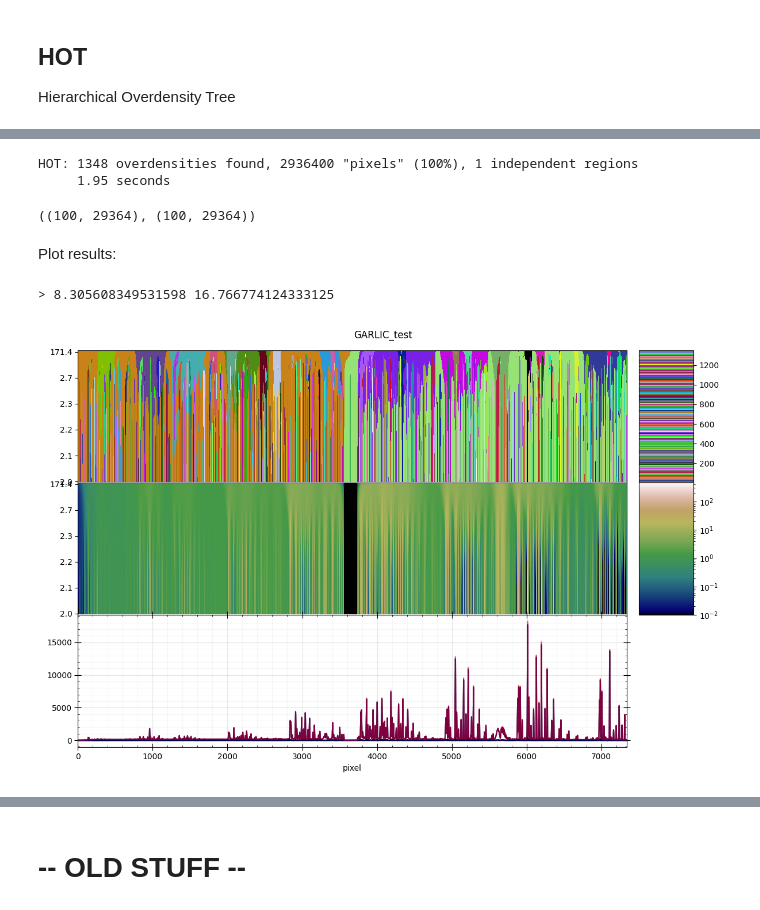
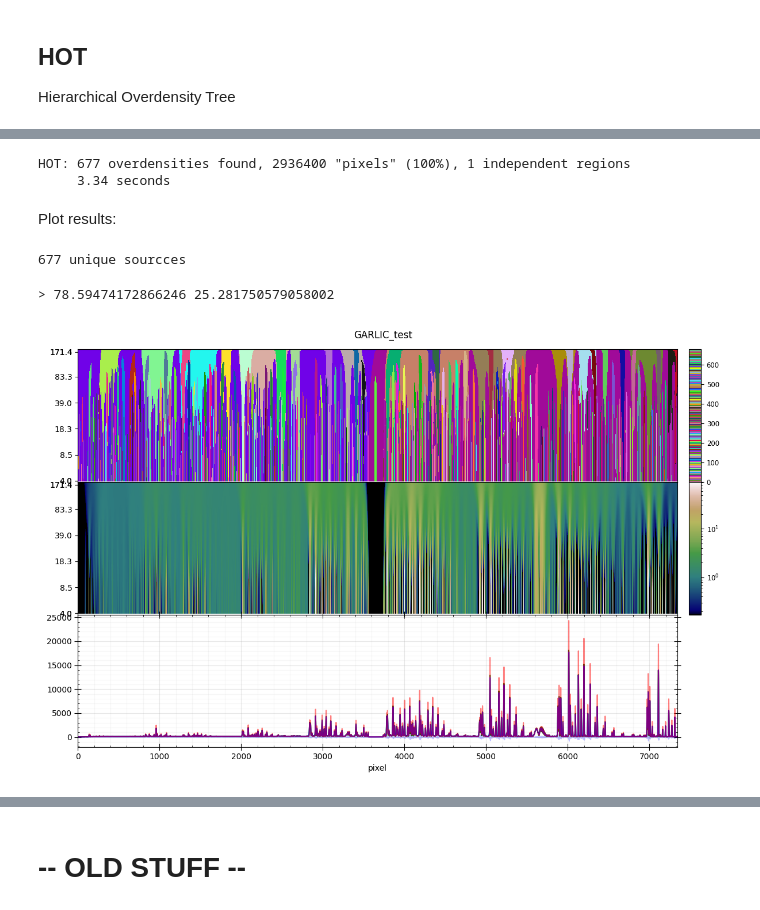
Before and after one commit to paranoya/image-processing, a Jupyter notebook: GARLIC-1D.ipynb, the cells around one changed output, grey strips where cells are left out. Drawn from its saved outputs; the diff is of its cells as text; code cells hidden in the pictures.

Commit message:
GARLIC OK, plot source spread function (SSF)

```diff
--- a/GARLIC-1D.ipynb
+++ b/GARLIC-1D.ipynb
@@ -90,5 +90,5 @@ def colour_map(ax, cblabel, data, cmap=default_cmap, norm=None, xlabel=None, x=N
 ## Read data
 # %%
 importlib.reload(scripts.read_data)
-object_name, data, wcs = scripts.read_data.run(11, (0, 0, 1))
+object_name, data, true_spectrum = scripts.read_data.run(11, (0, 0, 1))
 # %% [output]
@@ -102,5 +102,5 @@ Read dataset 11: "Sky spectrum" (7341,) (0.0125 s)
 resolution_boost = 4
 n_radii = 100
 # %%
-min_scale = resolution_boost / 2
+min_scale = resolution_boost
 max_scale = np.sqrt(data.size * resolution_boost)
@@ -127,20 +127,25 @@ boosted_data = ndimage.gaussian_filter(boosted_data, resolution_boost/2)
 epsilon = 1e-3*np.min(data[data > 0])
 RL = np.ones((smoothing_radii.size,) + boosted_data.shape)
 rms_residual = np.inf
-while rms_residual > np.std(RL):
+rms_estimate = 0
+n_iter = 0
+noise_estimate = np.nanstd(data[1:] - data[:-1]) / 2
+while rms_residual > .5*noise_estimate:
+    n_iter += 1
 
     estimate = np.empty_like(RL)
     for i, radius in enumerate(smoothing_radii):
         estimate[i] = ndimage.gaussian_filter(RL[i], radius)
     estimate = np.sum(estimate, axis=0)
     rms_residual = np.std(boosted_data - estimate)
+    rms_estimate = np.std(np.sum(RL, axis=0))
 
     for i, radius in enumerate(smoothing_radii):
          RL[i] *= ndimage.gaussian_filter((boosted_data+epsilon) / (estimate+epsilon), radius)
-    print(rms_residual, np.std(RL))
+    print(rms_residual, np.std(RL), rms_estimate)
 
     cumulative_flux_fraction = np.cumsum(np.sum(RL, axis=1))
-    smoothing_radii = 10**np.interp(np.linspace(cumulative_flux_fraction[0], cumulative_flux_fraction[-1], n_radii), cumulative_flux_fraction, np.log10(smoothing_radii))
+    #smoothing_radii = 10**np.interp(np.linspace(cumulative_flux_fraction[0], cumulative_flux_fraction[-1], n_radii), cumulative_flux_fraction, np.log10(smoothing_radii))
     #print(smoothing_radii)
 
 #    return RL
@@ -182,9 +190,5 @@ t0 = time()
 label, catalog = scripts.HOT.run(RL, argsorted_data, sorted_strides)
 print(f'     {time()-t0:.3g} seconds')
 # %% [output]
-HOT: 1348 overdensities found, 2936400 "pixels" (100%), 1 independent regions
-     1.95 seconds
+HOT: 677 overdensities found, 2936400 "pixels" (100%), 1 independent regions
+     3.34 seconds
-# %%
-label.shape, RL.shape
-# %% [output]
-((100, 29364), (100, 29364))
@@ -195,11 +205,16 @@ n_sources = np.unique(label).size
 my_cmap = np.vstack([(np.argsort(np.random.random(n_sources))+1)/n_sources, (np.argsort(np.random.random(n_sources))+1)/n_sources, (np.argsort(np.random.random(n_sources))+1)/n_sources, np.ones(n_sources)]).T
 my_cmap[0, :] = [0., 0., 0., 1.]
 final_cmap = colors.ListedColormap(my_cmap)
+print(f'{n_sources} unique sourcces')
+
+intensity_cmap = colors
+# %% [output]
+677 unique sourcces
 # %%
 fig_name = 'GARLIC_test'
 plt.close(fig_name)
 fig = plt.figure(fig_name, figsize=(12, 8))
-axes = fig.subplots(nrows=3, ncols=2, squeeze=False, sharex='col', gridspec_kw={'width_ratios': [1, .1], 'hspace': 0})
+axes = fig.subplots(nrows=3, ncols=2, squeeze=False, sharex='col', gridspec_kw={'width_ratios': [1, .02], 'hspace': 0})
 fig.suptitle(fig_name)
 fig.set_tight_layout(True)
 
@@ -208,54 +223,61 @@ ax = axes[0, 0]
 im = ax.imshow(label,
                extent = (original_pixel[0], original_pixel[-1], -.5, n_radii+.5),
                interpolation='nearest', origin='lower',
-               cmap=final_cmap,
+                       cmap=final_cmap, norm=colors.Normalize(vmin=-.5, vmax=n_sources+.5),
               )
 ax.set_aspect('auto')
 ax.set_ylim(-1, n_radii+1)
 ticks = np.array(ax.get_yticks(), dtype=int).clip(0, n_radii-1)
+ax.set_yticks(ticks)
 ax.set_yticklabels([f'{radius:.1f}' for radius in smoothing_radii[ticks]])
 cb = plt.colorbar(im, cax=axes[0, 1], orientation='vertical', shrink=.9)
+cb.ax.tick_params(labelsize='small')
 
 
 ax = axes[1, 0]
 im = ax.imshow(RL,
                extent = (original_pixel[0], original_pixel[-1], -.5, n_radii+.5),
                interpolation='nearest', origin='lower',
-               cmap='gist_earth', norm=colors.LogNorm(vmin=1/n_radii),
+               cmap=default_cmap, norm=colors.LogNorm(vmin=np.percentile(RL[RL>0], 10), vmax=np.percentile(RL[RL>0], 99)),
               )
 ax.set_aspect('auto')
 ax.set_ylim(-1, n_radii+1)
 ticks = np.array(ax.get_yticks(), dtype=int).clip(0, n_radii-1)
+ax.set_yticks(ticks)
 ax.set_yticklabels([f'{radius:.1f}' for radius in smoothing_radii[ticks]])
 cb = plt.colorbar(im, cax=axes[1, 1], orientation='vertical', shrink=.9)
+cb.ax.tick_params(labelsize='small')
 
 
 ax = axes[2, 0]
 ax.xaxis.set_minor_locator(AutoMinorLocator())
 ax.yaxis.set_minor_locator(AutoMinorLocator())
 ax.tick_params(which='both', bottom=True, top=True, left=True, right=True)
 ax.tick_params(which='major', direction='inout', length=8, grid_alpha=.3)
 ax.tick_params(which='minor', direction='in', length=2, grid_alpha=.1)
 ax.grid(True, which='both')
 
+ax.plot(true_spectrum, 'g-')
 ax.plot(data, 'k-', alpha=.2)
-ax.plot(original_pixel, boosted_data + offset, 'k-')
+#ax.plot(original_pixel, boosted_data + offset, 'k-')
 
 estimate = np.empty_like(RL)
 for i, radius in enumerate(smoothing_radii):
-    ax.plot(original_pixel, RL[i], 'k-', alpha=.1)
+    #ax.plot(original_pixel, RL[i], 'k-', alpha=.1)
     estimate[i] = ndimage.gaussian_filter(RL[i], radius)
 estimate = np.sum(estimate, axis=0)
 rms_residual = np.std(boosted_data - estimate)
 print('>', rms_residual, np.std(RL))
-ax.plot(original_pixel, estimate + offset, 'b-', alpha=.5)
+ax.plot(original_pixel, estimate + offset, 'b-')
 ax.plot(original_pixel, boosted_data - estimate, 'b-', alpha=.25)
 ax.plot(original_pixel, np.sum(RL, axis=0) + offset, 'r-', alpha=.5)
 
+
 ax.set_xlabel('pixel')
+#ax.set_xlim(5900, 6300)
 
 axes[2, 1].axis('off')
 plt.show()
 # %% [output]
-> 8.305608349531598 16.766774124333125
+> 78.59474172866246 25.281750579058002
-[figure, old version]
+[figure, new version]
```
Also changed, not shown: parts of 14 cells of this notebook, 4 other files.
